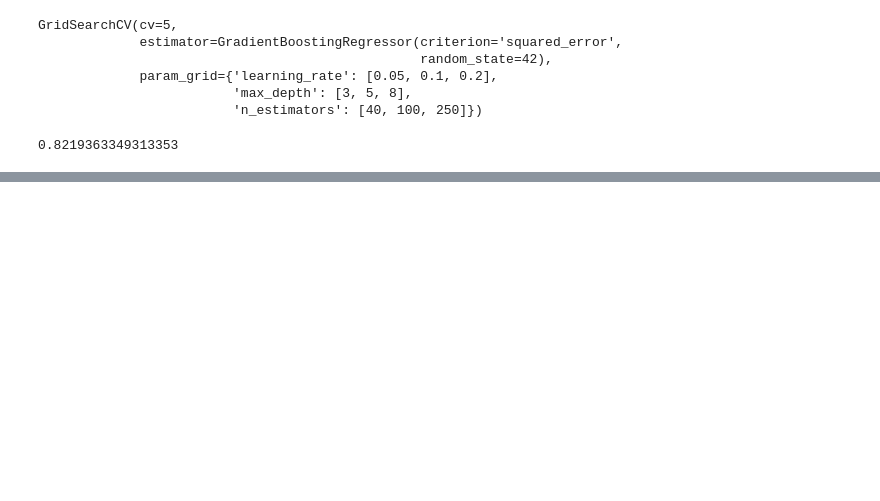
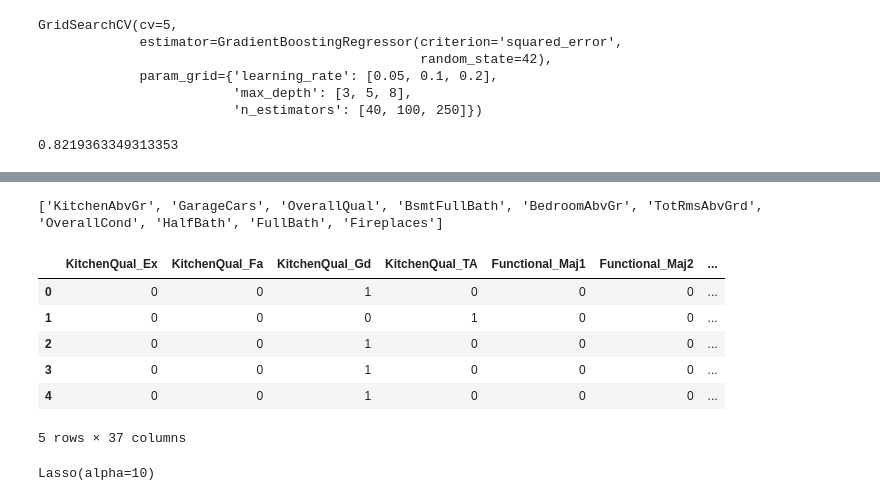
Before and after one commit to tomaszkisiel94/PlayingPython, a Jupyter notebook: HousePrice.ipynb, the cells around one changed output, grey strips where cells are left out. Saved outputs shown, nothing was run; the diff lists cells and outputs as text; code cells hidden in the pictures; blank space fills up the shorter version.

Commit message:
HousePrice model - categorical features analysed

```diff
--- a/HousePrice.ipynb
+++ b/HousePrice.ipynb
@@ -250,0 +314,4 @@ submission_gbr.to_csv("kaggle\HousePrice\submission1\submission_gbr.csv", index=
+# %%
+print(best_num)
+# %% [output]
+['KitchenAbvGr', 'GarageCars', 'OverallQual', 'BsmtFullBath', 'BedroomAbvGr', 'TotRmsAbvGrd', 'OverallCond', 'HalfBath', 'FullBath', 'Fireplaces']
@@ -250,0 +320,28 @@ submission_gbr.to_csv("kaggle\HousePrice\submission1\submission_gbr.csv", index=
+# %%
+cat1 = ['MSZoning', 'LotShape', 'LandContour', 'Utilities', 'LotConfig', 'LandSlope','Neighborhood']
+cat2 =['Condition1', 'Condition2', 'BldgType', 'HouseStyle', 'RoofStyle', 'RoofMatl']
+cat3 = ['Exterior1st', 'Exterior2nd', 'ExterQual', 'ExterCond', 'Foundation','SaleType', 'SaleCondition']
+cat4 = ['BsmtQual', 'BsmtCond', 'BsmtExposure', 'Heating', 'HeatingQC', 'CentralAir', 'Electrical']
+cat5 = ['KitchenQual', 'Functional', 'GarageType', 'GarageFinish', 'GarageQual', 'GarageCond', 'PavedDrive' ]
+# %%
+X1 = df[cat1]
+X2 = df[cat2]
+X3 = df[cat3]
+X4 = df[cat4]
+X5 = df[cat5]
+# %%
+X1 = pd.get_dummies(X1, dtype = int)
+X2 = pd.get_dummies(X2, dtype = int)
+X3 = pd.get_dummies(X3, dtype = int)
+X4 = pd.get_dummies(X4, dtype = int)
+X5 = pd.get_dummies(X5, dtype = int)
+# %%
+X5.head()
+# %% [output]
+|  | KitchenQual_Ex | KitchenQual_Fa | KitchenQual_Gd | KitchenQual_TA | Functional_Maj1 | Functional_Maj2 | ... |
+| 0 | 0 | 0 | 1 | 0 | 0 | 0 | ... |
+| 1 | 0 | 0 | 0 | 1 | 0 | 0 | ... |
+| 2 | 0 | 0 | 1 | 0 | 0 | 0 | ... |
+| 3 | 0 | 0 | 1 | 0 | 0 | 0 | ... |
+| 4 | 0 | 0 | 1 | 0 | 0 | 0 | ... |
+5 rows × 37 columns
@@ -250,0 +360,8 @@ submission_gbr.to_csv("kaggle\HousePrice\submission1\submission_gbr.csv", index=
+# %%
+lasso1.fit(X_train_cat1, y_train)
+lasso2.fit(X_train_cat2, y_train)
+lasso3.fit(X_train_cat3, y_train)
+lasso4.fit(X_train_cat4, y_train)
+lasso5.fit(X_train_cat5, y_train)
+# %% [output]
+Lasso(alpha=10)
```
Also changed, not shown: parts of 37 cells of this notebook.
